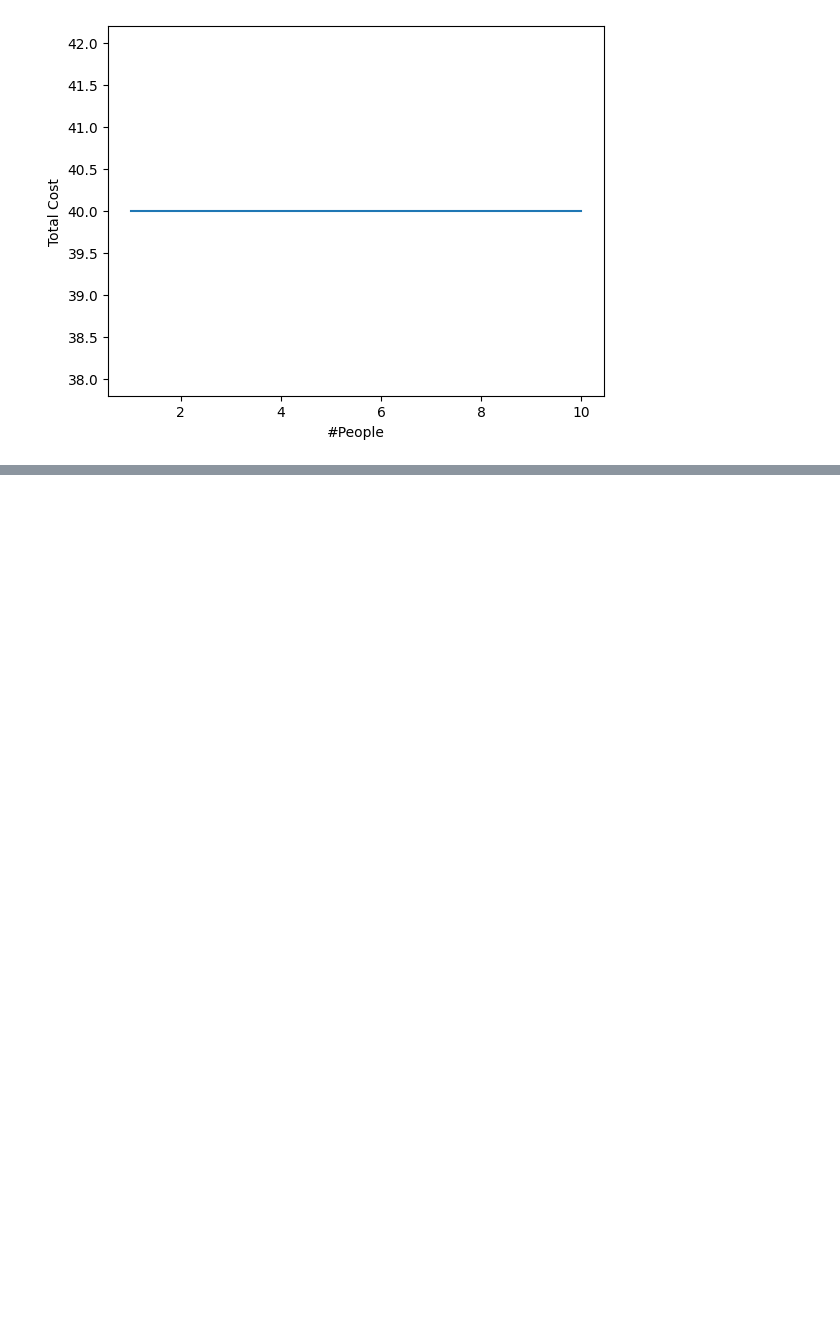
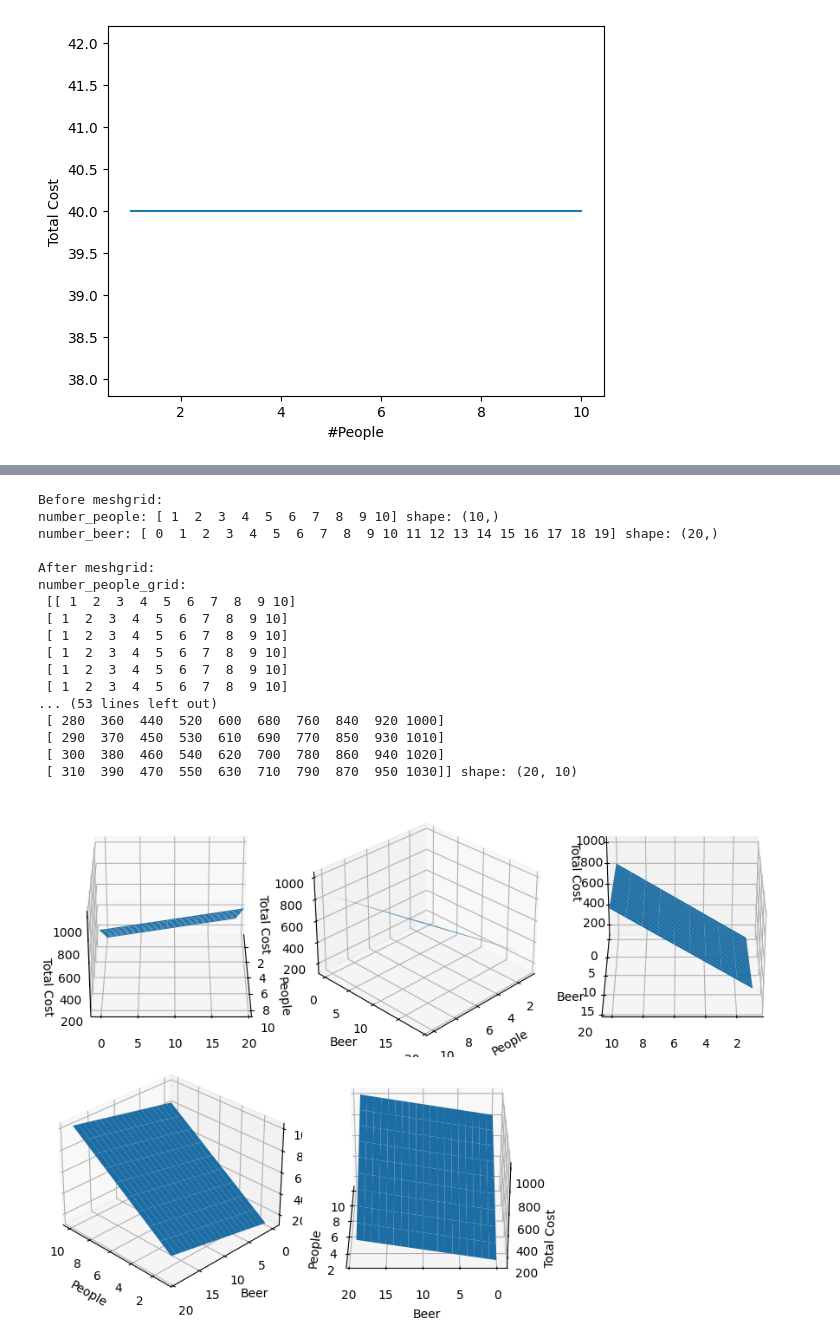
Before and after one commit to SongWooYu/ML_basic, a Jupyter notebook: 0311.ipynb, the cells around one changed output, grey strips where cells are left out. Saved outputs shown, nothing was run; the diff lists cells and outputs as text; code cells hidden in the pictures; blank space fills up the shorter version.

```diff
--- a/0311.ipynb
+++ b/0311.ipynb
@@ -97,0 +162,52 @@ plt.show()
+# %%
+import numpy as np
+import matplotlib.pyplot as plt
+number_people = np.arange(1, 11)
+number_beer = np.arange(0, 20)
+
+print("Before meshgrid:")
+print("number_people:", number_people, "shape:", number_people.shape)
+print("number_beer:", number_beer, "shape:", number_beer.shape)
+
+number_people, number_beer = np.meshgrid(number_people, number_beer)
+print("\nAfter meshgrid:")
+print("number_people_grid:\n", number_people, "shape:", number_people.shape)
+print("number_beer_grid:\n", number_beer, "shape:", number_beer.shape)
+
+total_cost = 80 * number_people + 10 * number_beer + 40
+print("\ntotal_cost:\n", total_cost, "shape:", total_cost.shape)
+
+from mpl_toolkits.mplot3d import Axes3D
+fig, axes = plt.subplots(2, 3,
+                         subplot_kw={'projection': '3d'},
+                         figsize=(9, 6),
+                         tight_layout=True)
+angles = [0, 45, 90, 135, 180]
+for ax, angle in zip(axes.flat, angles):
+    ax.plot_surface(number_people, number_beer, total_cost)
+    ax.set_xlabel("People")
+    ax.set_ylabel("Beer")
+    ax.set_zlabel("Total Cost")
+    ax.azim = angle
+axes.flat[-1].axis('off')
+fig.tight_layout()
+plt.show()
+# %% [output]
+Before meshgrid:
+number_people: [ 1  2  3  4  5  6  7  8  9 10] shape: (10,)
+number_beer: [ 0  1  2  3  4  5  6  7  8  9 10 11 12 13 14 15 16 17 18 19] shape: (20,)
+
+After meshgrid:
+number_people_grid:
+ [[ 1  2  3  4  5  6  7  8  9 10]
+ [ 1  2  3  4  5  6  7  8  9 10]
+ [ 1  2  3  4  5  6  7  8  9 10]
+ [ 1  2  3  4  5  6  7  8  9 10]
+ [ 1  2  3  4  5  6  7  8  9 10]
+ [ 1  2  3  4  5  6  7  8  9 10]
+... (53 lines left out)
+ [ 280  360  440  520  600  680  760  840  920 1000]
+ [ 290  370  450  530  610  690  770  850  930 1010]
+ [ 300  380  460  540  620  700  780  860  940 1020]
+ [ 310  390  470  550  630  710  790  870  950 1030]] shape: (20, 10)
+[figure, added]
```
Also changed, not shown: parts of 8 cells of this notebook, 3 other files.
